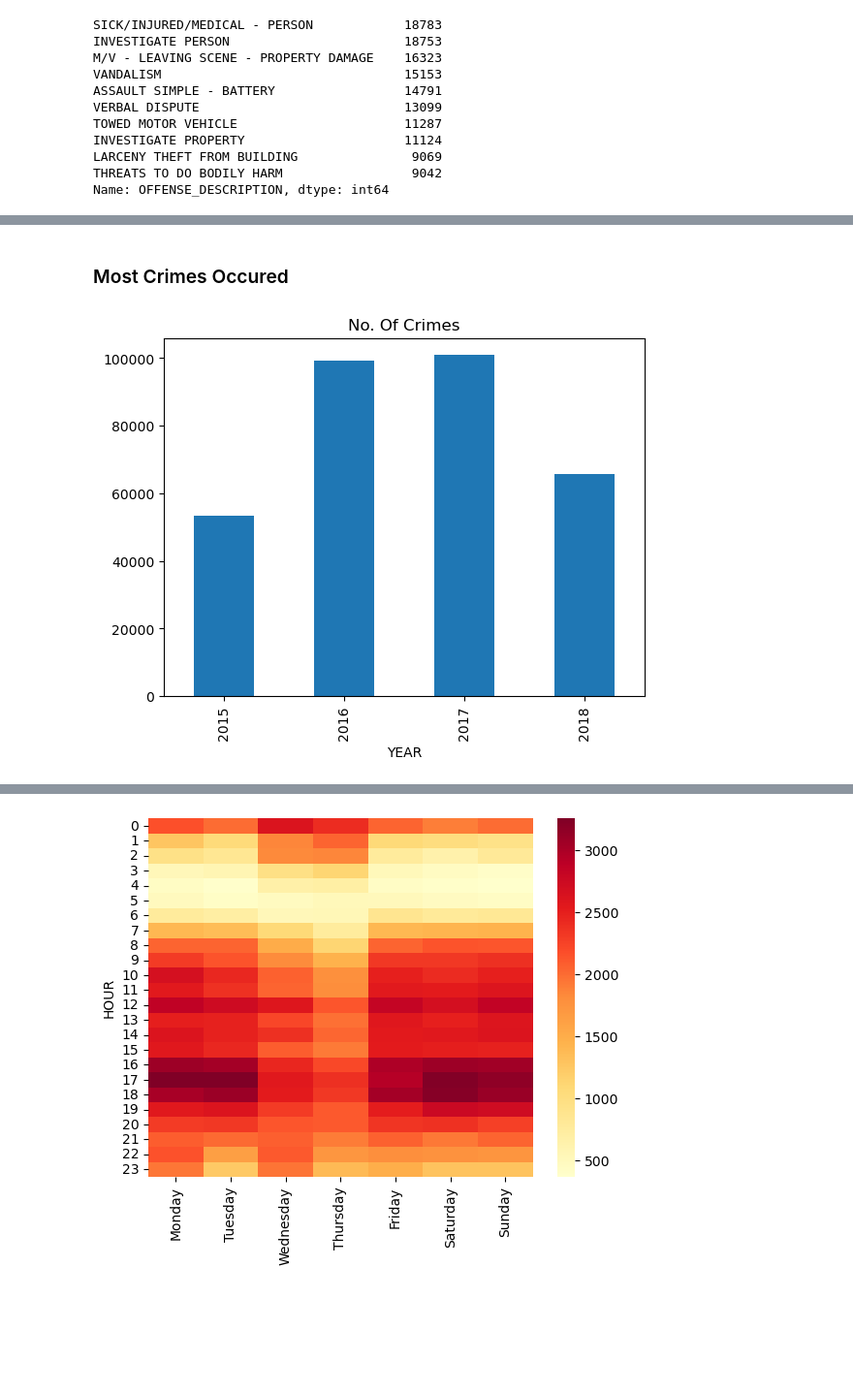
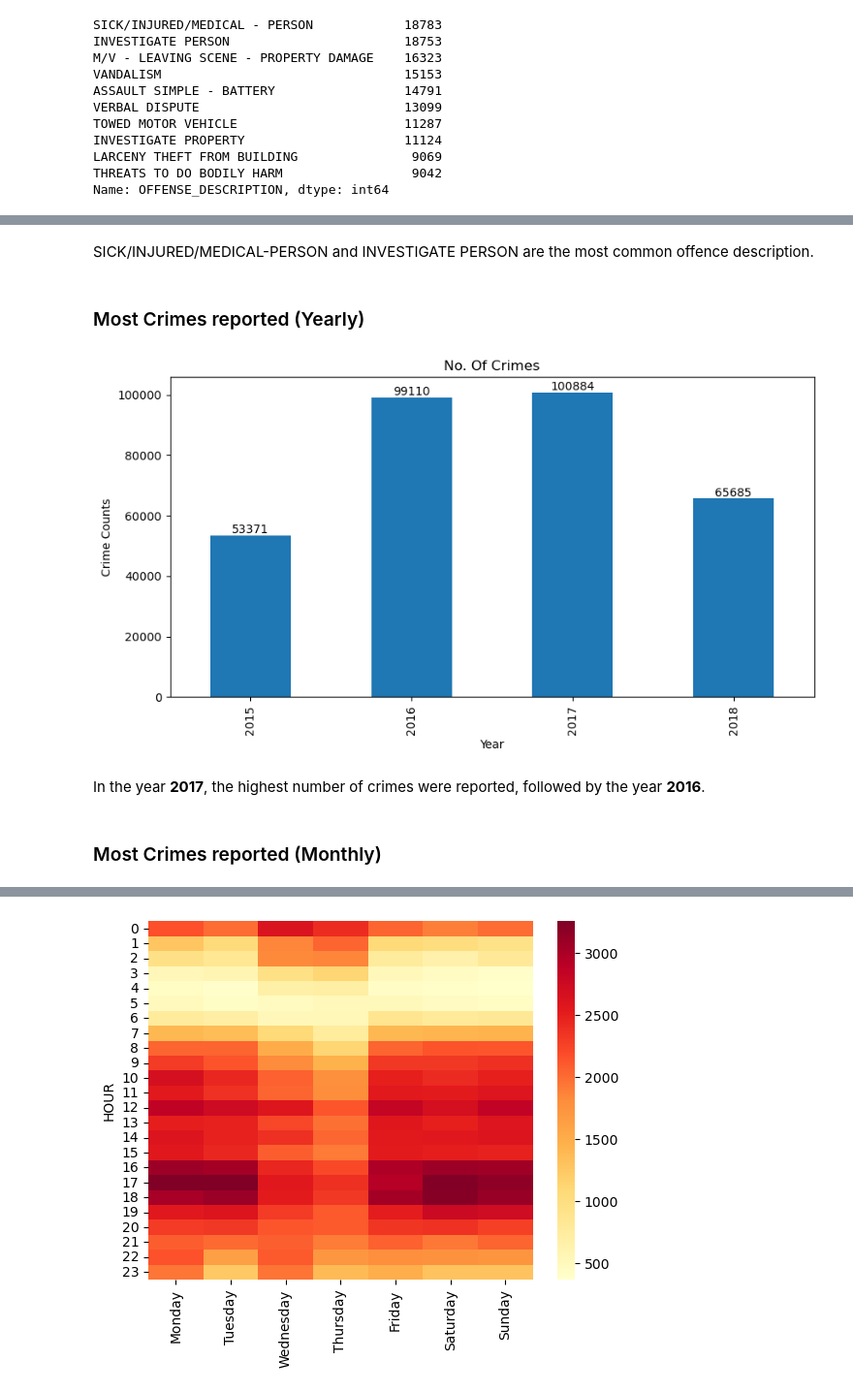
Before and after one commit to SamuelVincent67/Crime_Data, a Jupyter notebook: Crime Project.ipynb, the cells around one changed output, grey strips where cells are left out. Shown at 97% size. Cells and saved outputs as stored; diff of their text form; code cells hidden in the pictures; blank space fills up the shorter version.

```diff
--- a/Crime Project.ipynb
+++ b/Crime Project.ipynb
@@ -356,12 +376,26 @@ Text(0.5, 1.0, 'Top 10 Offence Description')
+# %% [markdown]
+SICK/INJURED/MEDICAL-PERSON and INVESTIGATE PERSON are the most common offence description.
 # %% [markdown]
-### Most Crimes Occured
+### Most Crimes reported (Yearly)
 # %%
 # Year
 
-crime.groupby('YEAR').count()['INCIDENT_NUMBER'].plot(kind='bar');
-plt.title('No. Of Crimes');
+yearly_crime=crime.groupby('YEAR').count()['INCIDENT_NUMBER']
+plt.figure(figsize=(10,5))
+yearly_crime.plot(kind='bar')
+
+for i,count in enumerate(yearly_crime):
+    plt.text(i,count,str(count),ha='center',va='bottom')
+
+plt.title('No. Of Crimes')
+plt.ylabel('Crime Counts')
+plt.xlabel('Year');
 # %% [output]
-[figure, old version]
+[figure, new version]
+# %% [markdown]
+In the year **2017**, the highest number of crimes were reported, followed by the year **2016**.
+# %% [markdown]
+### Most Crimes reported (Monthly)
 # %%
 # Month
 
```
Also changed, not shown: parts of 21 cells of this notebook.
